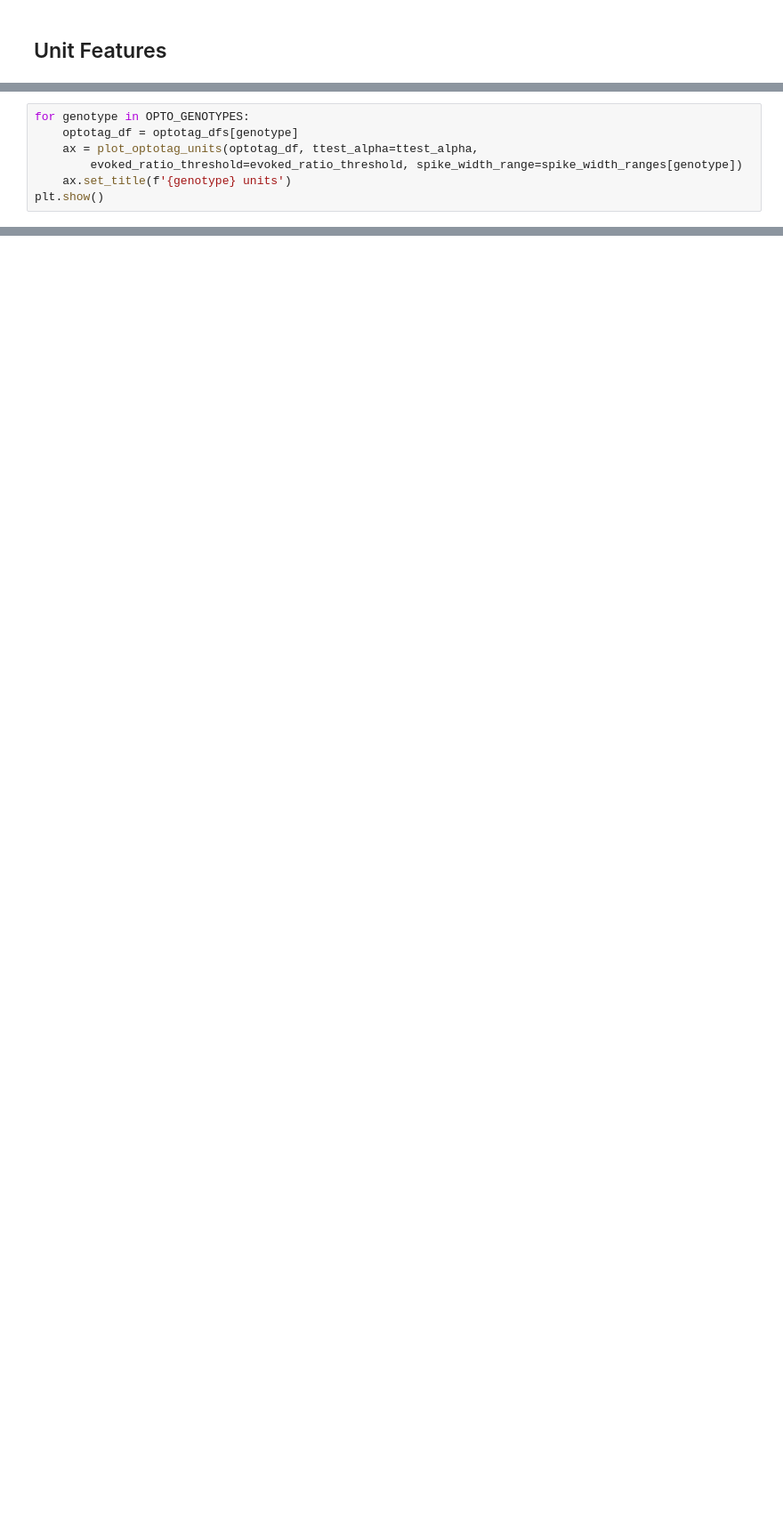
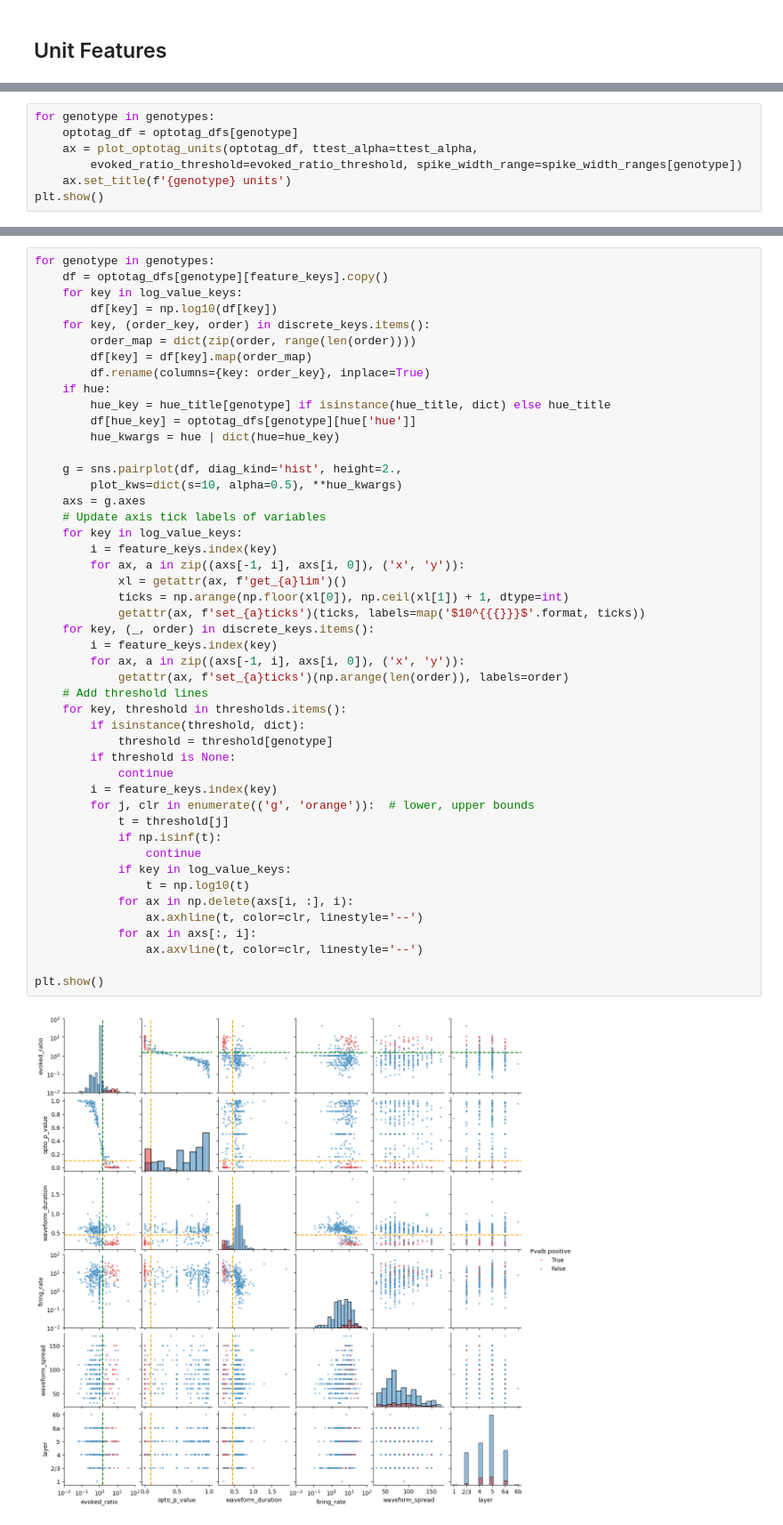
Before and after one commit to chenziao/Analyzing_Allen_Visual_Coding_Neuropixels_Dataset, a Jupyter notebook: notebooks/compile_optotag.ipynb, the cells around one changed output, grey strips where cells are left out. Shown at 89% size. Drawn from its saved outputs; the diff is of its cells as text; blank space fills up the shorter version.

```diff
--- a/notebooks/compile_optotag.ipynb
+++ b/notebooks/compile_optotag.ipynb
@@ -118,5 +136,5 @@ plt.show()
 # %%
-for genotype in OPTO_GENOTYPES:
+for genotype in genotypes:
     optotag_df = optotag_dfs[genotype]
     ax = plot_optotag_units(optotag_df, ttest_alpha=ttest_alpha,
         evoked_ratio_threshold=evoked_ratio_threshold, spike_width_range=spike_width_ranges[genotype])
@@ -127,0 +169,49 @@ plt.show()
+# %%
+for genotype in genotypes:
+    df = optotag_dfs[genotype][feature_keys].copy()
+    for key in log_value_keys:
+        df[key] = np.log10(df[key])
+    for key, (order_key, order) in discrete_keys.items():
+        order_map = dict(zip(order, range(len(order))))
+        df[key] = df[key].map(order_map)
+        df.rename(columns={key: order_key}, inplace=True)
+    if hue:
+        hue_key = hue_title[genotype] if isinstance(hue_title, dict) else hue_title
+        df[hue_key] = optotag_dfs[genotype][hue['hue']]
+        hue_kwargs = hue | dict(hue=hue_key)
+
+    g = sns.pairplot(df, diag_kind='hist', height=2.,
+        plot_kws=dict(s=10, alpha=0.5), **hue_kwargs)
+    axs = g.axes
+    # Update axis tick labels of variables
+    for key in log_value_keys:
+        i = feature_keys.index(key)
+        for ax, a in zip((axs[-1, i], axs[i, 0]), ('x', 'y')):
+            xl = getattr(ax, f'get_{a}lim')()
+            ticks = np.arange(np.floor(xl[0]), np.ceil(xl[1]) + 1, dtype=int)
+            getattr(ax, f'set_{a}ticks')(ticks, labels=map('$10^{{{}}}$'.format, ticks))
+    for key, (_, order) in discrete_keys.items():
+        i = feature_keys.index(key)
+        for ax, a in zip((axs[-1, i], axs[i, 0]), ('x', 'y')):
+            getattr(ax, f'set_{a}ticks')(np.arange(len(order)), labels=order)
+    # Add threshold lines
+    for key, threshold in thresholds.items():
+        if isinstance(threshold, dict):
+            threshold = threshold[genotype]
+        if threshold is None:
+            continue
+        i = feature_keys.index(key)
+        for j, clr in enumerate(('g', 'orange')):  # lower, upper bounds
+            t = threshold[j]
+            if np.isinf(t):
+                continue
+            if key in log_value_keys:
+                t = np.log10(t)
+            for ax in np.delete(axs[i, :], i):
+                ax.axhline(t, color=clr, linestyle='--')
+            for ax in axs[:, i]:
+                ax.axvline(t, color=clr, linestyle='--')
+
+plt.show()
+# %% [output]
+[figure, added]
```
Also changed, not shown: parts of 10 cells of this notebook, 5 other files.
